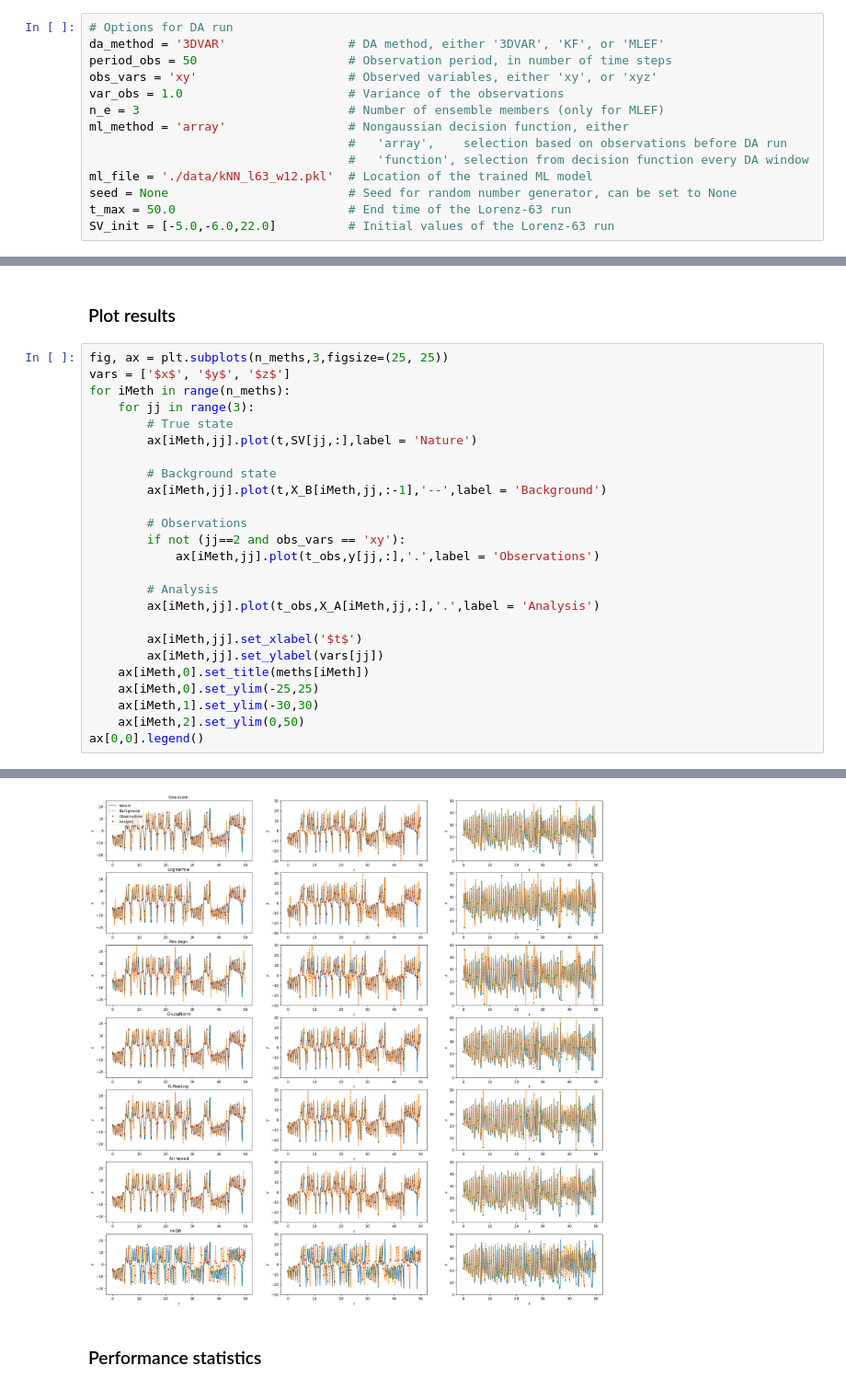
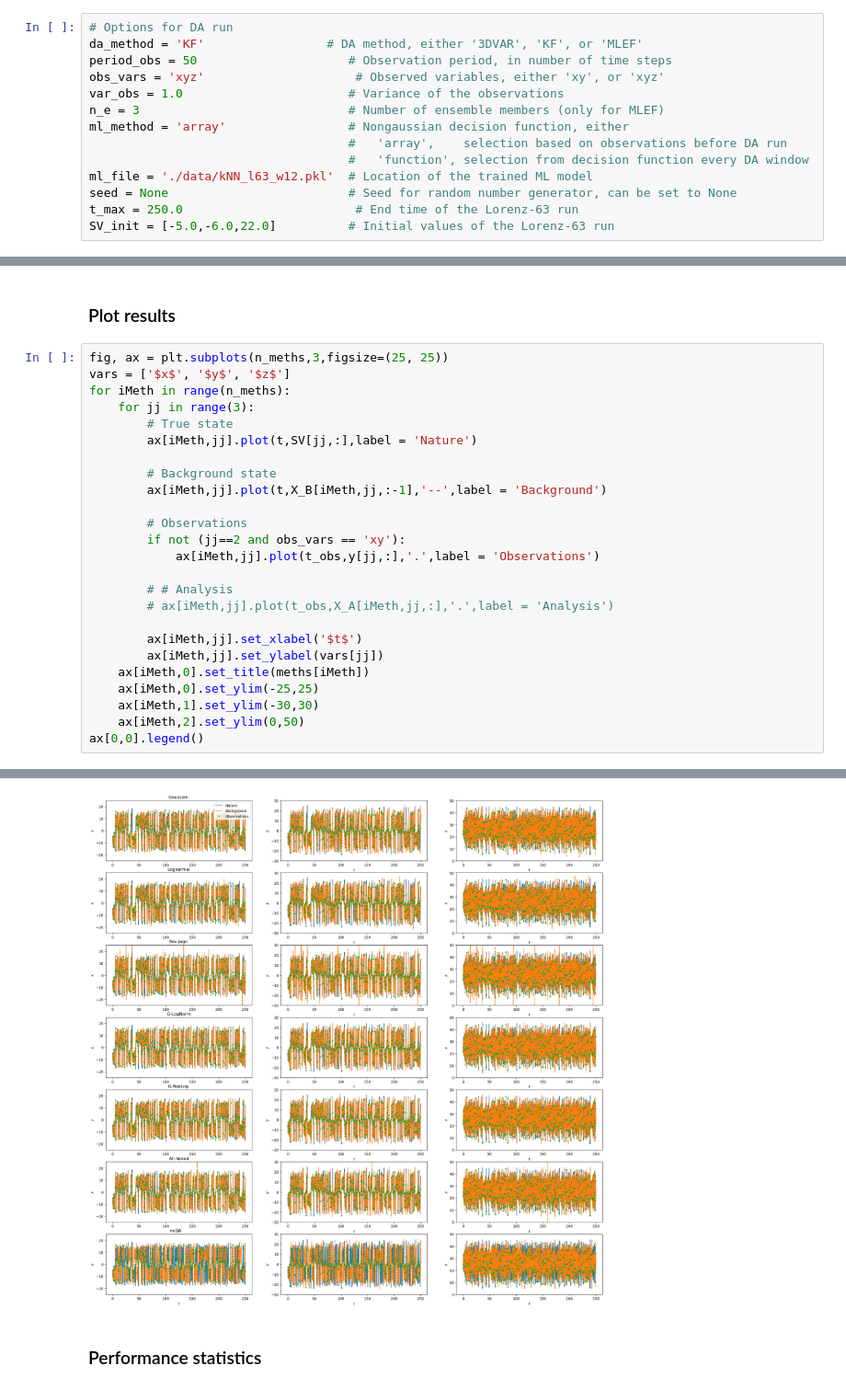
Before and after one commit to SnnVL/NonGaussianDA, a Jupyter notebook: Examples/run_ngDA_1cycle3D_L63.ipynb, the cells around one changed output, grey strips where cells are left out. Shown at 92% size. Cells and saved outputs as stored; diff of their text form.

```diff
--- a/Examples/run_ngDA_1cycle3D_L63.ipynb
+++ b/Examples/run_ngDA_1cycle3D_L63.ipynb
@@ -22,9 +22,9 @@ import mod_DA_general as da
 ### Options for data assimilation run
 # %%
 # Options for DA run
-da_method = '3DVAR'                 # DA method, either '3DVAR', 'KF', or 'MLEF'
+da_method = 'KF'                 # DA method, either '3DVAR', 'KF', or 'MLEF'
 period_obs = 50                     # Observation period, in number of time steps
-obs_vars = 'xy'                     # Observed variables, either 'xy', or 'xyz'
+obs_vars = 'xyz'                     # Observed variables, either 'xy', or 'xyz'
 var_obs = 1.0                       # Variance of the observations
 n_e = 3                             # Number of ensemble members (only for MLEF)
 ml_method = 'array'                 # Nongaussian decision function, either
@@ -32,7 +32,7 @@ ml_method = 'array'                 # Nongaussian decision function, either
                                     #   'function', selection from decision function every DA window
 ml_file = './data/kNN_l63_w12.pkl'  # Location of the trained ML model
 seed = None                         # Seed for random number generator, can be set to None
-t_max = 50.0                        # End time of the Lorenz-63 run
+t_max = 250.0                        # End time of the Lorenz-63 run
 SV_init = [-5.0,-6.0,22.0]          # Initial values of the Lorenz-63 run
 # %% [markdown]
 ### Nature run and generating observations
@@ -279,31 +279,31 @@ Finished All mixed 3DVAR run, t = 0.5074615478515625
 # %%
 fig, ax = plt.subplots(n_meths,3,figsize=(25, 25))
 vars = ['$x$', '$y$', '$z$']
 for iMeth in range(n_meths):
     for jj in range(3):
         # True state
         ax[iMeth,jj].plot(t,SV[jj,:],label = 'Nature')
 
         # Background state
         ax[iMeth,jj].plot(t,X_B[iMeth,jj,:-1],'--',label = 'Background')
 
         # Observations
         if not (jj==2 and obs_vars == 'xy'):
             ax[iMeth,jj].plot(t_obs,y[jj,:],'.',label = 'Observations')
 
-        # Analysis
-        ax[iMeth,jj].plot(t_obs,X_A[iMeth,jj,:],'.',label = 'Analysis')
+        # # Analysis
+        # ax[iMeth,jj].plot(t_obs,X_A[iMeth,jj,:],'.',label = 'Analysis')
 
         ax[iMeth,jj].set_xlabel('$t$')
         ax[iMeth,jj].set_ylabel(vars[jj])
     ax[iMeth,0].set_title(meths[iMeth])
     ax[iMeth,0].set_ylim(-25,25)
     ax[iMeth,1].set_ylim(-30,30)
     ax[iMeth,2].set_ylim(0,50)
 ax[0,0].legend()
 # %% [output]
 <matplotlib.legend.Legend at 0x...>
-[figure, old version]
+[figure, new version]
 # %% [markdown]
 ### Performance statistics
 # %%
```
Also changed, not shown: parts of 3 cells of this notebook, 4 other files.
